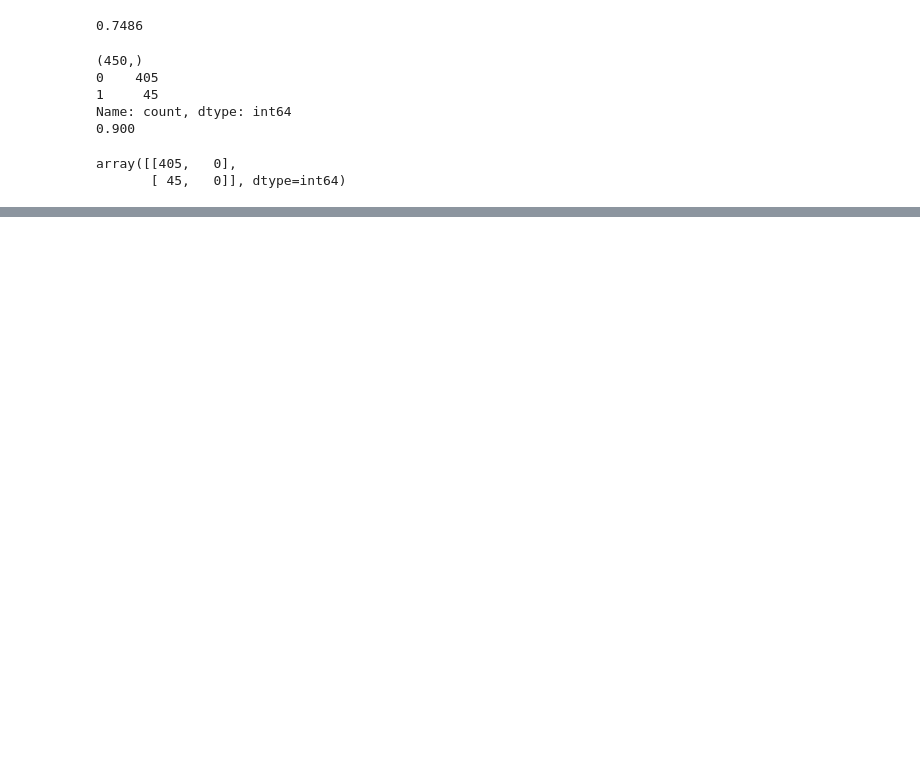
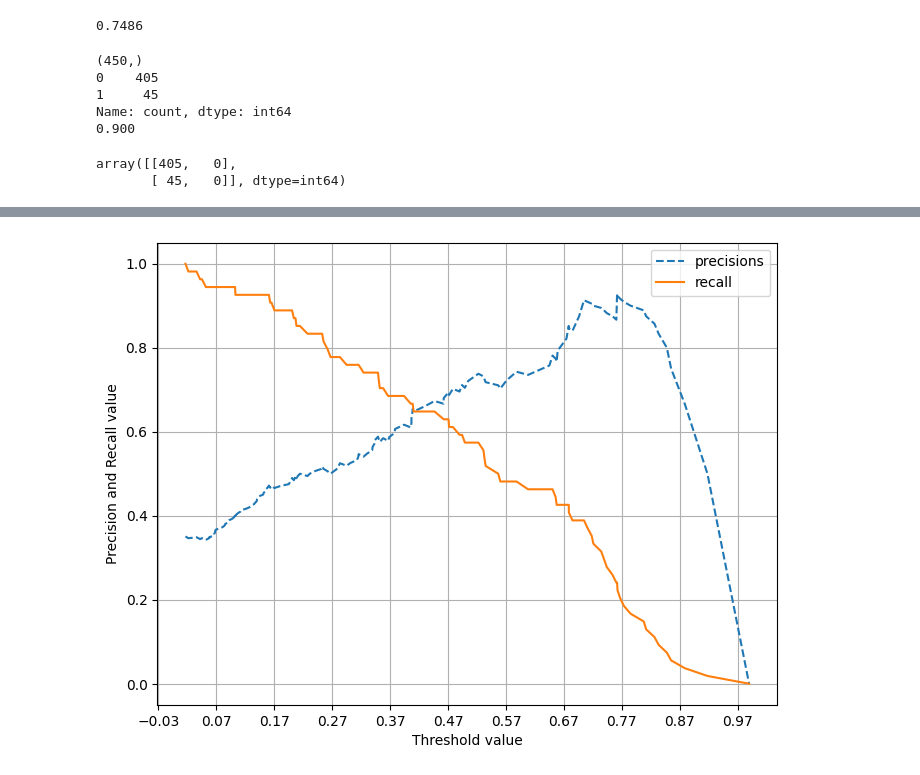
Before and after one commit to JunseokLee3/self_study, a Jupyter notebook: coding test/과제티스트 준비/1회독/3.ipynb, the cells around one changed output, grey strips where cells are left out. Drawn from its saved outputs; the diff is of its cells as text; code cells hidden in the pictures; blank space fills up the shorter version.

```diff
--- a/coding test/과제티스트 준비/1회독/3.ipynb
+++ b/coding test/과제티스트 준비/1회독/3.ipynb
@@ -104 +320,22 @@ array([[405,   0],
+# %%
+import matplotlib.pyplot as pd
+
+def precision_recall_curve_plot(y_test, pred_proba_c1):
+    precisions, recalls, thresholds = precision_recall_curve(y_test, pred_proba_c1)
+
+    plt.figure(figsize=(8, 6))
+    threshold_boundry = thresholds.shape[0]
+    plt.plot(thresholds, precisions[:threshold_boundry], linestyle='--', label = 'precisions')
+    plt.plot(thresholds, recalls[:threshold_boundry], label='recall')
+
+    start, end = plt.xlim()
+    plt.xticks(np.round(np.arange(start, end, 0.1), 2))
+
+    plt.xlabel("Threshold value"); plt.ylabel('Precision and Recall value')
+    plt.legend(); plt.grid()
+    plt.show()
+
+precision_recall_corve_plot(y_test, lr_clf.predict_proba(X_test)[:,1])
+# %% [output]
+[figure, added]
 # %%
```
Also changed, not shown: parts of 27 cells of this notebook, 1 other file.
